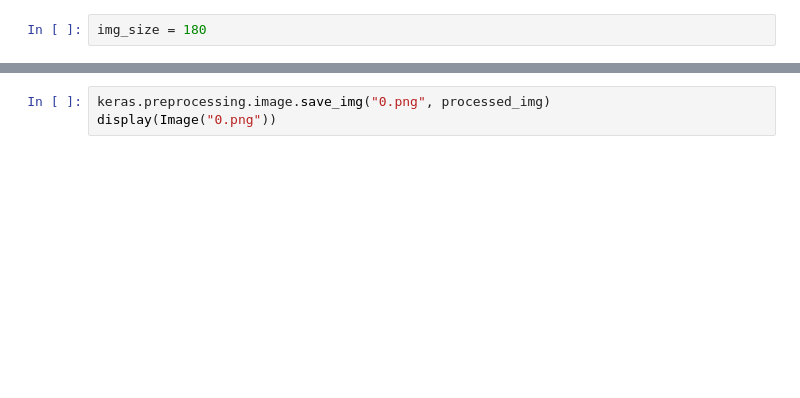
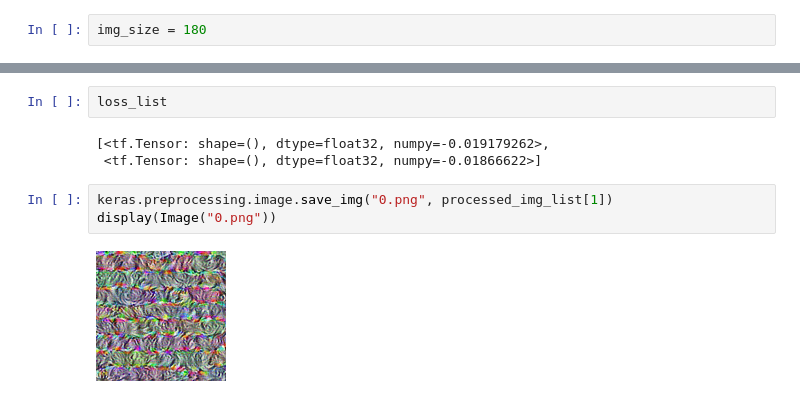
Before and after one commit to alicialitrtwe/cnn_manifold, a Jupyter notebook: activation_visualization.ipynb, the cells around one changed output, grey strips where cells are left out. Saved outputs shown, nothing was run; the diff lists cells and outputs as text; blank space fills up the shorter version.

```diff
--- a/activation_visualization.ipynb
+++ b/activation_visualization.ipynb
@@ -125,3 +185,10 @@ Wall time: 987 ms
+# %%
+loss_list
+# %% [output]
+[<tf.Tensor: shape=(), dtype=float32, numpy=-0.019179262>,
+ <tf.Tensor: shape=(), dtype=float32, numpy=-0.01866622>]
 # %%
-keras.preprocessing.image.save_img("0.png", processed_img)
+keras.preprocessing.image.save_img("0.png", processed_img_list[1])
 display(Image("0.png"))
+# %% [output]
+[figure, added]
```
Also changed, not shown: parts of 15 cells of this notebook, 2 other files.
